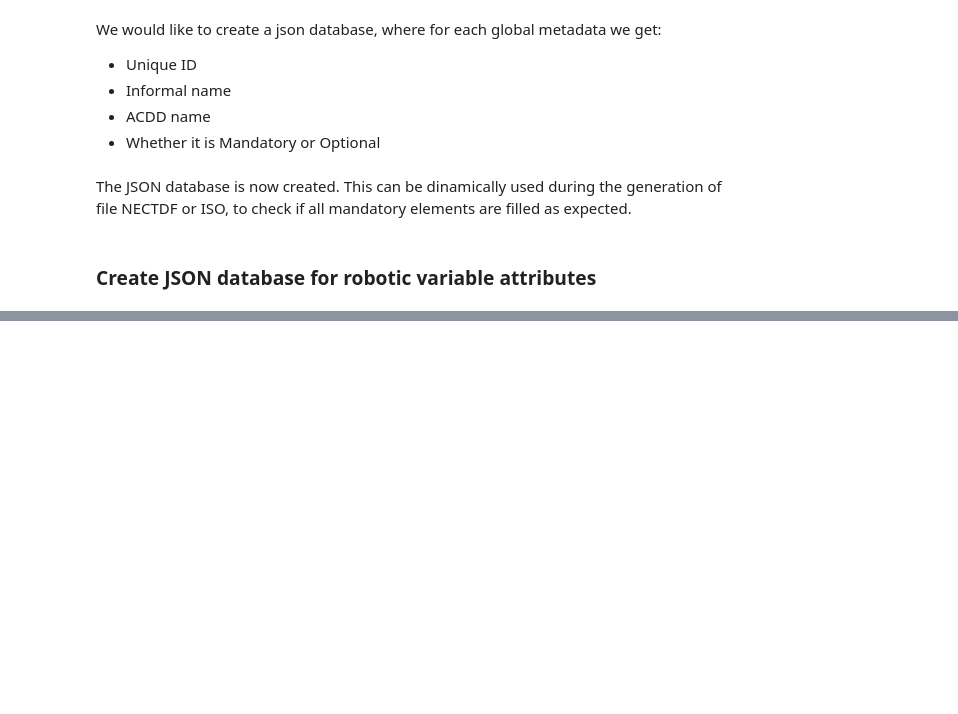
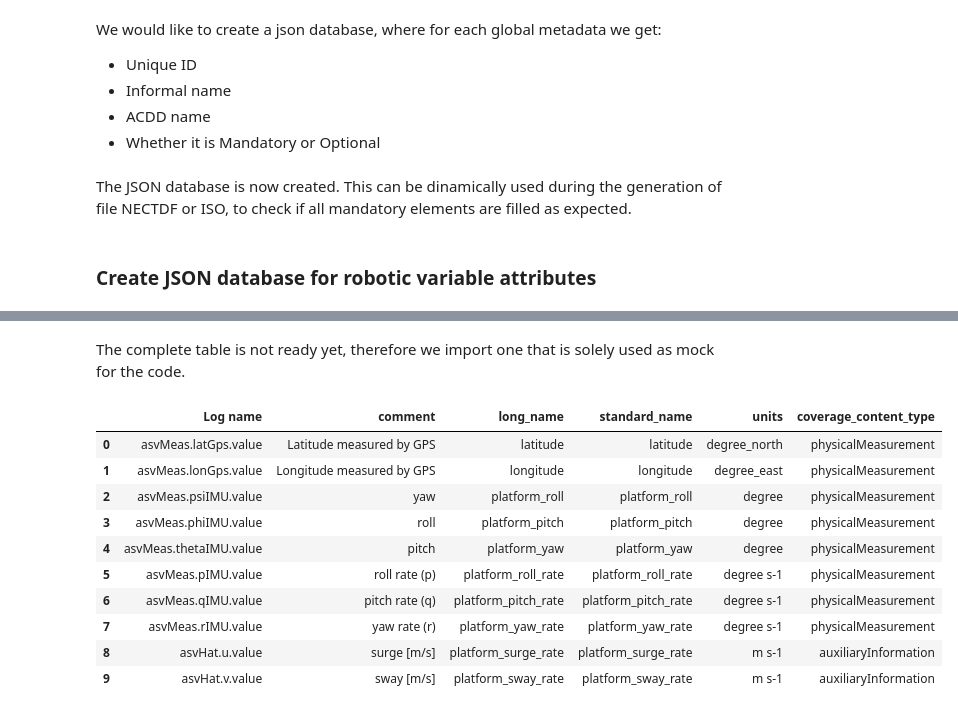
Before and after one commit to CorradoMotta/FAIR-Data-in-Marine-Robotics, a Jupyter notebook: database.ipynb, the cells around one changed output, grey strips where cells are left out. Drawn from its saved outputs; the diff is of its cells as text; code cells hidden in the pictures; blank space fills up the shorter version.

```diff
--- a/database.ipynb
+++ b/database.ipynb
@@ -129,0 +141,19 @@ By retrieving the attributes using the ID, it can then fill the NETCDF and makes
+# %% [markdown]
+The complete table is not ready yet, therefore we import one that is solely used as mock for the code.
+# %%
+table_path = "tables/variable_metadata_example.csv"
+variable_metadata = pd.read_csv(table_path)
+# %%
+variable_metadata
+# %% [output]
+|  | Log name | comment | long_name | standard_name | units | coverage_content_type |
+| 0 | asvMeas.latGps.value | Latitude measured by GPS | latitude | latitude | degree_north | physicalMeasurement |
+| 1 | asvMeas.lonGps.value | Longitude measured by GPS | longitude | longitude | degree_east | physicalMeasurement |
+| 2 | asvMeas.psiIMU.value | yaw | platform_roll | platform_roll | degree | physicalMeasurement |
+| 3 | asvMeas.phiIMU.value | roll | platform_pitch | platform_pitch | degree | physicalMeasurement |
+| 4 | asvMeas.thetaIMU.value | pitch | platform_yaw | platform_yaw | degree | physicalMeasurement |
+| 5 | asvMeas.pIMU.value | roll rate (p) | platform_roll_rate | platform_roll_rate | degree s-1 | physicalMeasurement |
+| 6 | asvMeas.qIMU.value | pitch rate (q) | platform_pitch_rate | platform_pitch_rate | degree s-1 | physicalMeasurement |
+| 7 | asvMeas.rIMU.value | yaw rate (r) | platform_yaw_rate | platform_yaw_rate | degree s-1 | physicalMeasurement |
+| 8 | asvHat.u.value | surge [m/s] | platform_surge_rate | platform_surge_rate | m s-1 | auxiliaryInformation |
+| 9 | asvHat.v.value | sway [m/s] | platform_sway_rate | platform_sway_rate | m s-1 | auxiliaryInformation |
```
Also changed, not shown: parts of 9 cells of this notebook, 8 other files.
